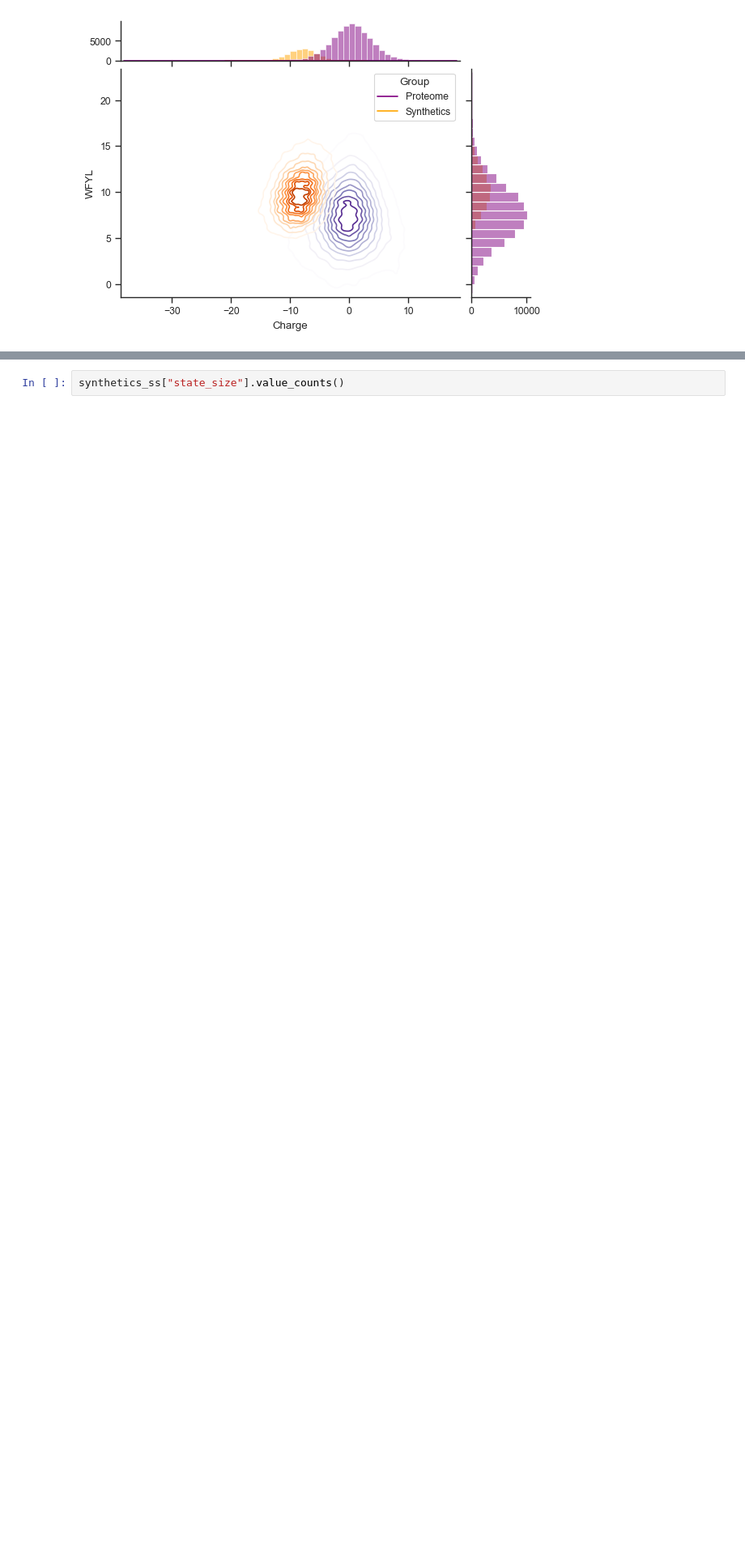
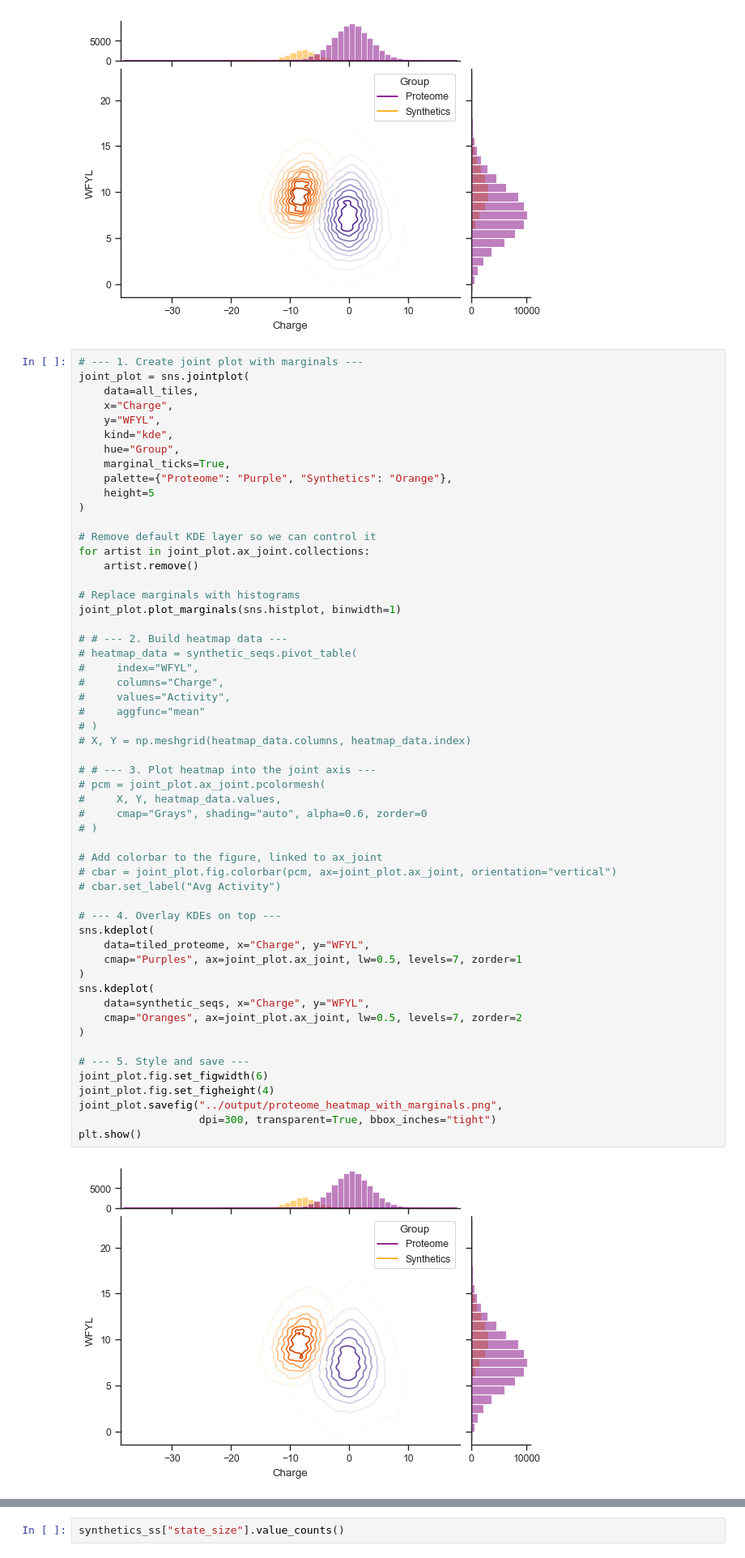
Before and after one commit to sanjanakotha/consensus_AD_predictor, a Jupyter notebook: notebooks/Proteome heatmap.ipynb, the cells around one changed output, grey strips where cells are left out. Shown at 81% size. Drawn from its saved outputs; the diff is of its cells as text; blank space fills up the shorter version.

Commit message:
Clarified heatmap code for MZ

```diff
--- a/notebooks/Proteome heatmap.ipynb
+++ b/notebooks/Proteome heatmap.ipynb
@@ -615,3 +623,60 @@ joint_plot.savefig("../output/proteome_heatmap_with_marginals.png", dpi=300, tra
 plt.show()
 # %% [output]
 [figure]
+# %%
+# --- 1. Create joint plot with marginals ---
+joint_plot = sns.jointplot(
+    data=all_tiles,
+    x="Charge",
+    y="WFYL",
+    kind="kde",
+    hue="Group",
+    marginal_ticks=True,
+    palette={"Proteome": "Purple", "Synthetics": "Orange"},
+    height=5
+)
+
+# Remove default KDE layer so we can control it
+for artist in joint_plot.ax_joint.collections:
+    artist.remove()
+
+# Replace marginals with histograms
+joint_plot.plot_marginals(sns.histplot, binwidth=1)
+
+# # --- 2. Build heatmap data ---
+# heatmap_data = synthetic_seqs.pivot_table(
+#     index="WFYL",
+#     columns="Charge",
+#     values="Activity",
+#     aggfunc="mean"
+# )
+# X, Y = np.meshgrid(heatmap_data.columns, heatmap_data.index)
+
+# # --- 3. Plot heatmap into the joint axis ---
+# pcm = joint_plot.ax_joint.pcolormesh(
+#     X, Y, heatmap_data.values,
+#     cmap="Grays", shading="auto", alpha=0.6, zorder=0
+# )
+
+# Add colorbar to the figure, linked to ax_joint
+# cbar = joint_plot.fig.colorbar(pcm, ax=joint_plot.ax_joint, orientation="vertical")
+# cbar.set_label("Avg Activity")
+
+# --- 4. Overlay KDEs on top ---
+sns.kdeplot(
+    data=tiled_proteome, x="Charge", y="WFYL",
+    cmap="Purples", ax=joint_plot.ax_joint, lw=0.5, levels=7, zorder=1
+)
+sns.kdeplot(
+    data=synthetic_seqs, x="Charge", y="WFYL",
+    cmap="Oranges", ax=joint_plot.ax_joint, lw=0.5, levels=7, zorder=2
+)
+
+# --- 5. Style and save ---
+joint_plot.fig.set_figwidth(6)
+joint_plot.fig.set_figheight(4)
+joint_plot.savefig("../output/proteome_heatmap_with_marginals.png",
+                   dpi=300, transparent=True, bbox_inches="tight")
+plt.show()
+# %% [output]
+[figure, added]
```
Also changed, not shown: parts of 11 cells of this notebook, 6 other files.
